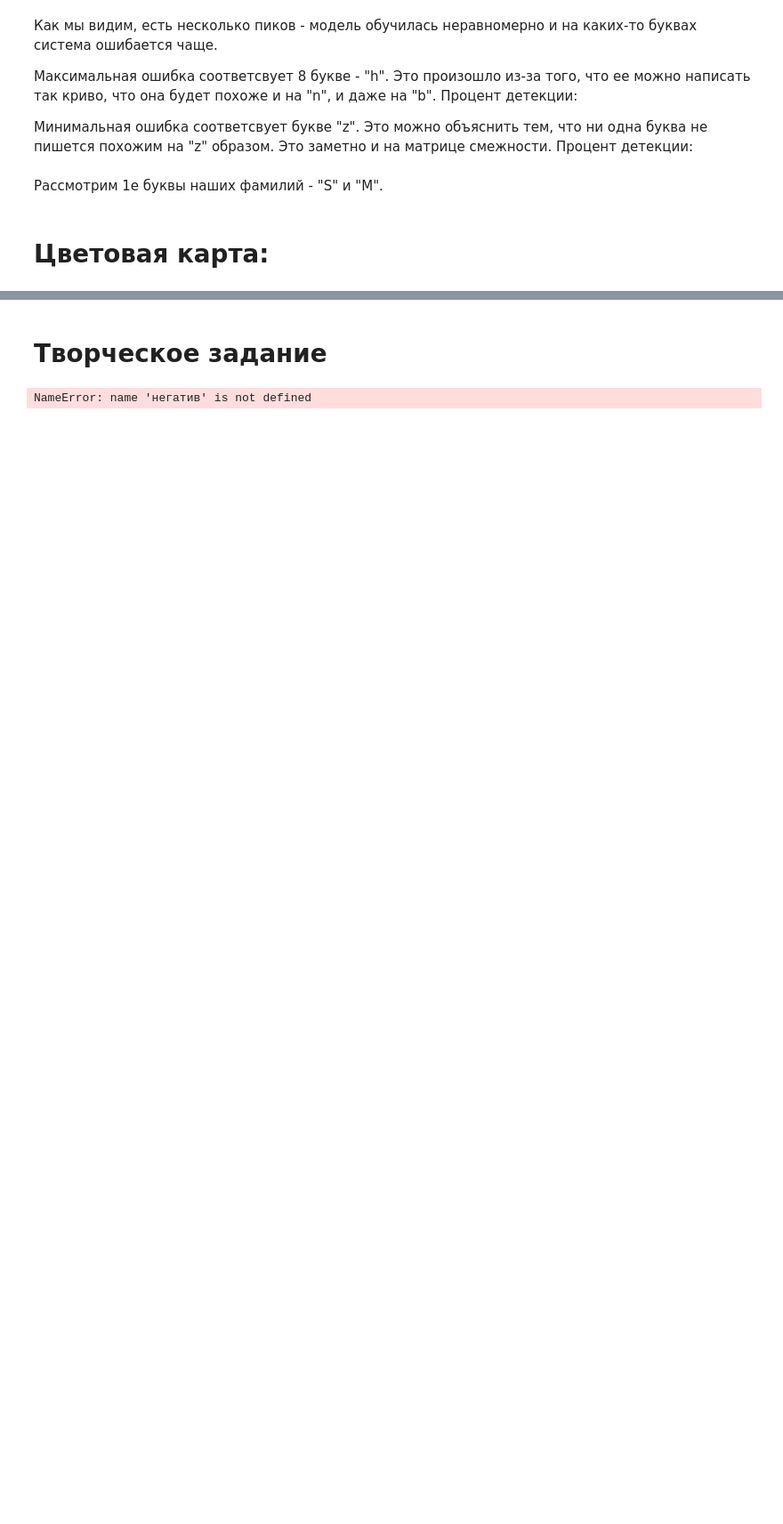
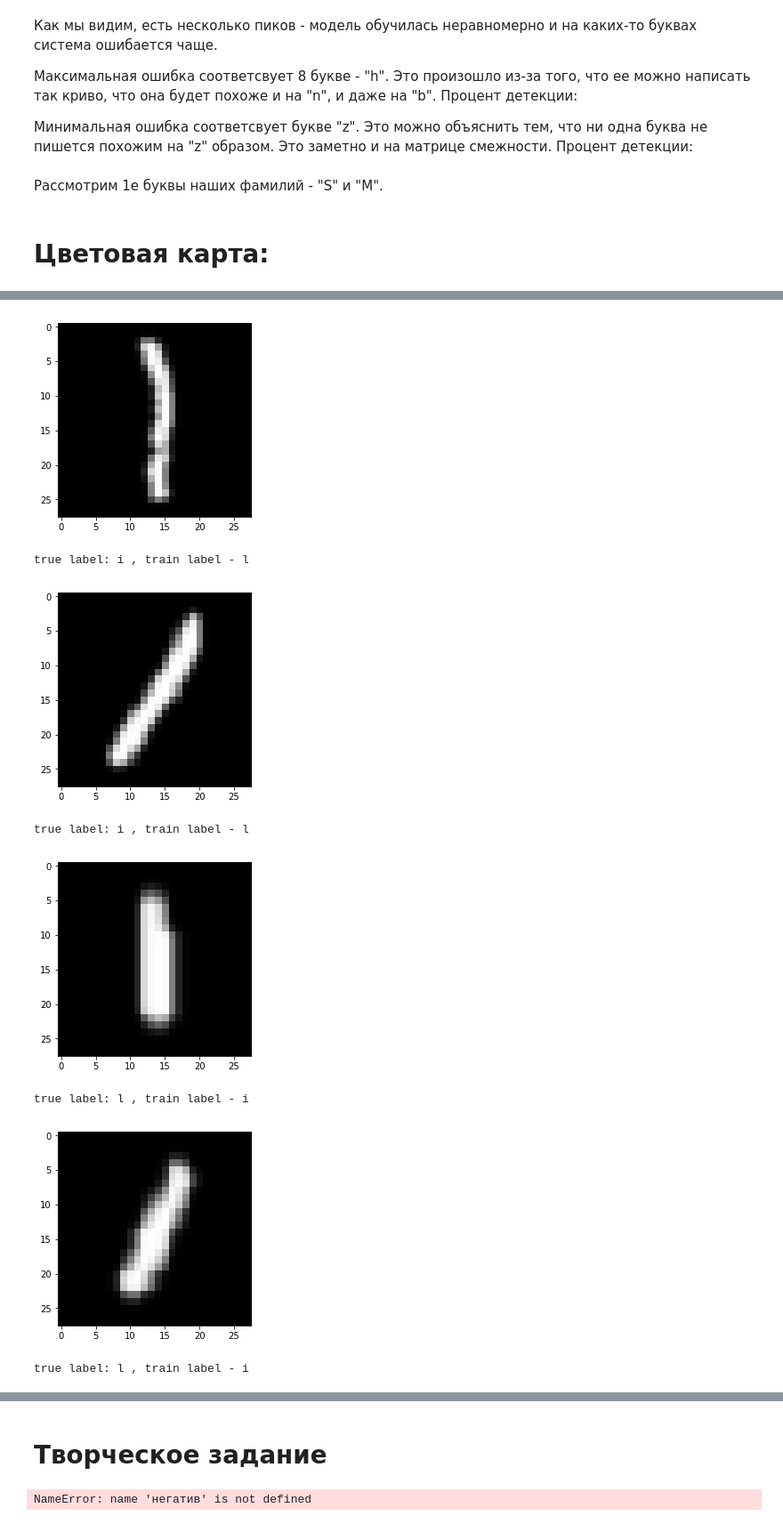
Before and after one commit to rogday/date-saens, a Jupyter notebook: Lab5/Lab5.ipynb, the cells around one changed output, grey strips where cells are left out. Shown at 89% size. Saved outputs shown, nothing was run; the diff lists cells and outputs as text; code cells hidden in the pictures; blank space fills up the shorter version.

```diff
--- a/Lab5/Lab5.ipynb
+++ b/Lab5/Lab5.ipynb
@@ -380,16 +395,3 @@ pd.DataFrame(data=100*args/sum(args)).describe()
 Рассмoтрим 1е буквы наших фамилий - "S" и "М".
 # %% [markdown]
 # Цветовая карта:
-# %%
-plt.imshow(x_train[7].T.reshape((28, 28)), cmap='gray')
-plt.show()
-
-x = x_train[7].reshape(1,28,28,1)
-y = np.argmax(model.predict(x))
-
-def shit(s):
-    print(chr(ord('a') + s - 1))
-
-shit(np.argmax(y_train[7]))
-
-shit(y)
@@ -395,0 +404,27 @@ shit(y)
+# %%
+def shit(s):
+    return chr(ord('a') + s - 1)
+
+k = 0
+threshold = 4
+for i in range(len(x_train)):
+    x = x_train[i].reshape(1,28,28,1)
+    yTrain = shit(np.argmax(model.predict(x)))
+    yTrue = shit(np.argmax(y_train[i]))
+
+    if (k > threshold):
+        break
+    if yTrain != yTrue:
+        k += 1
+        plt.imshow(x_train[i].T.reshape((28, 28)), cmap='gray')
+        plt.show()
+        print('true label:', yTrue, ', train label -', yTrain)
+# %% [output]
+[figure, added]
+true label: i , train label - l
+[figure, added]
+true label: i , train label - l
+[figure, added]
+true label: l , train label - i
+[figure, added]
+true label: l , train label - i
```
Also changed, not shown: parts of 12 cells of this notebook, 26 other files.
